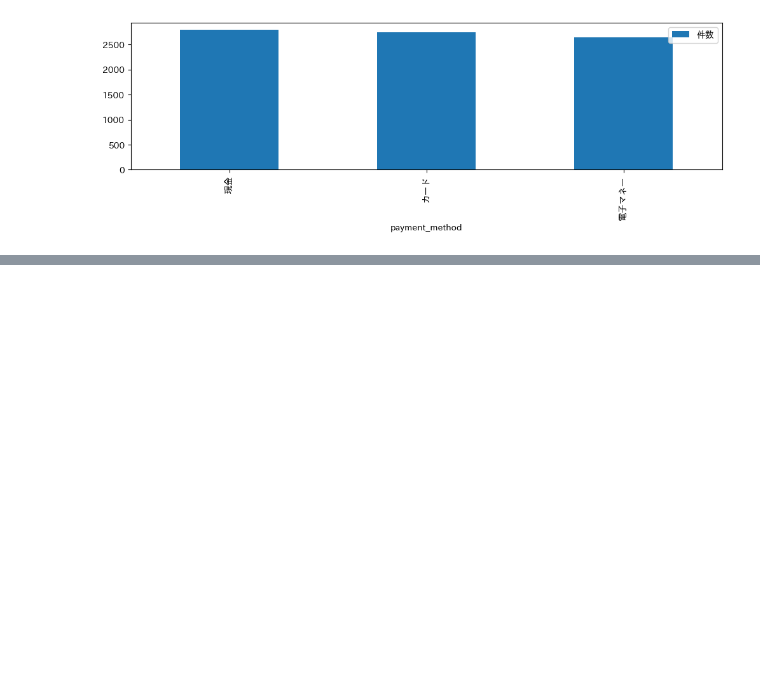
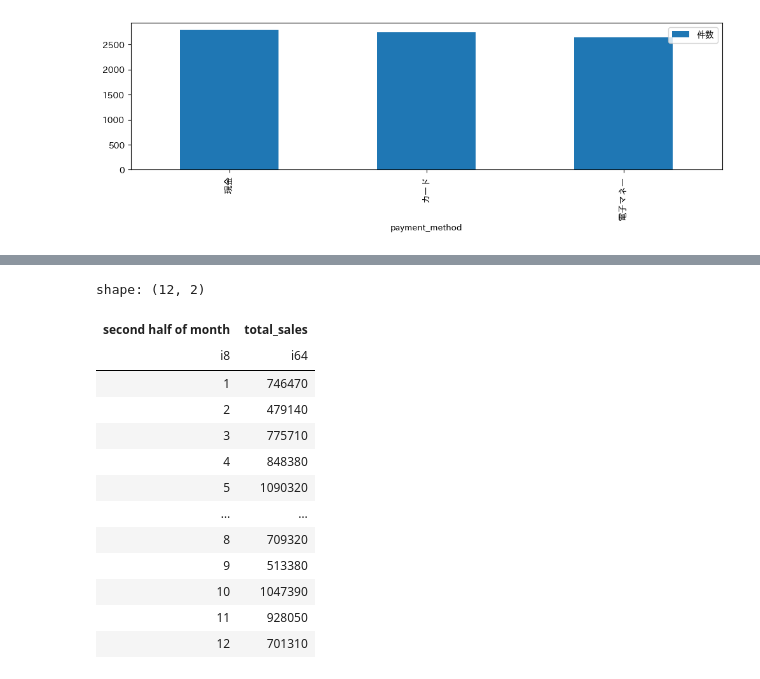
Before and after one commit to sitimi73/xbp_pos, a Jupyter notebook: analyzer.ipynb, the cells around one changed output, grey strips where cells are left out. Saved outputs shown, nothing was run; the diff lists cells and outputs as text; code cells hidden in the pictures; blank space fills up the shorter version.

```diff
--- a/analyzer.ipynb
+++ b/analyzer.ipynb
@@ -159,0 +200,40 @@ shape: (32_459, 6)
+# %%
+(df_pos
+
+    # --- 必須: データの型を文字列(str)から日付(Datetime)に変換するブロック ---
+    # この処理で "datetime" 列は上書きされます。ここ以外は触る必要はありません。
+    .with_columns(
+        pl.col("datetime").str.strptime(pl.Datetime, "%Y/%m/%d %H:%M").alias("datetime")
+    )
+
+    # --- 1. フィルタリング（月前半の行のみを抽出） ---
+    # 【書き換えポイント】: 15日以外の条件に変えられます
+    .filter(
+        pl.col("datetime").dt.day() >= 16
+    )
+
+    # --- 2. 集計（月ごとの売上合計を算出） ---
+    # 【書き換えポイント】: 'month_key' や 'total_sales' の名前を変えられます
+    .group_by(
+        pl.col("datetime").dt.month().alias("second half of month")
+    )
+    .agg(
+        pl.col("amount").sum().alias("total_sales")
+    )
+    .sort("second half of month")
+)
+# %% [output]
+shape: (12, 2)
+| second half of month | total_sales |
+| i8 | i64 |
+| 1 | 746470 |
+| 2 | 479140 |
+| 3 | 775710 |
+| 4 | 848380 |
+| 5 | 1090320 |
+| … | … |
+| 8 | 709320 |
+| 9 | 513380 |
+| 10 | 1047390 |
+| 11 | 928050 |
+| 12 | 701310 |
```
Also changed, not shown: parts of 1 cell of this notebook.
